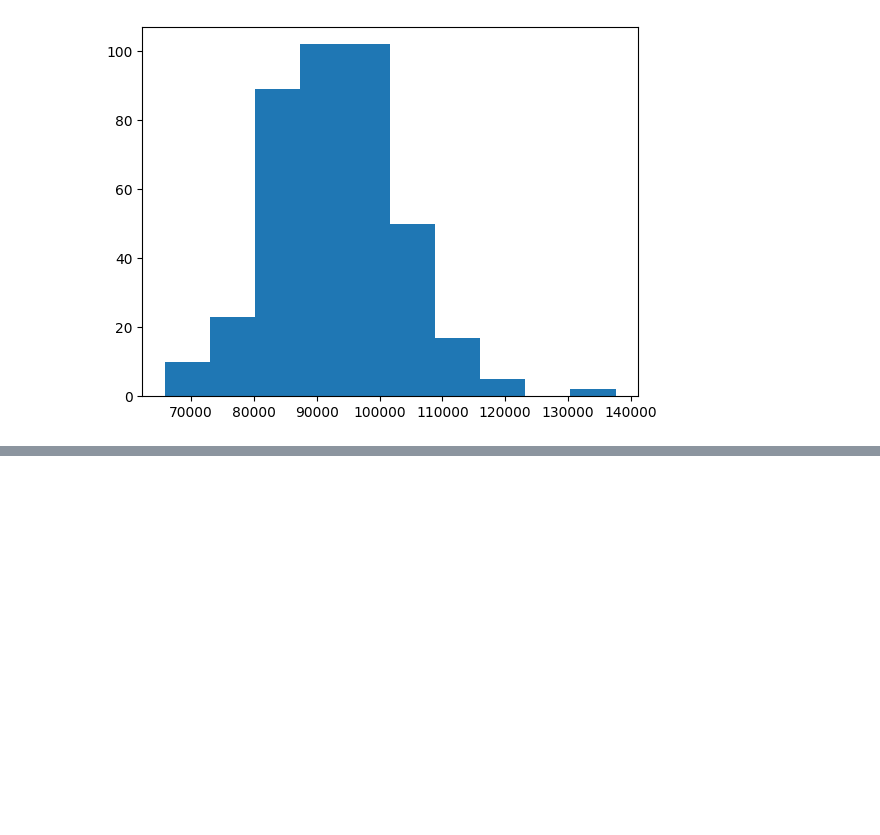
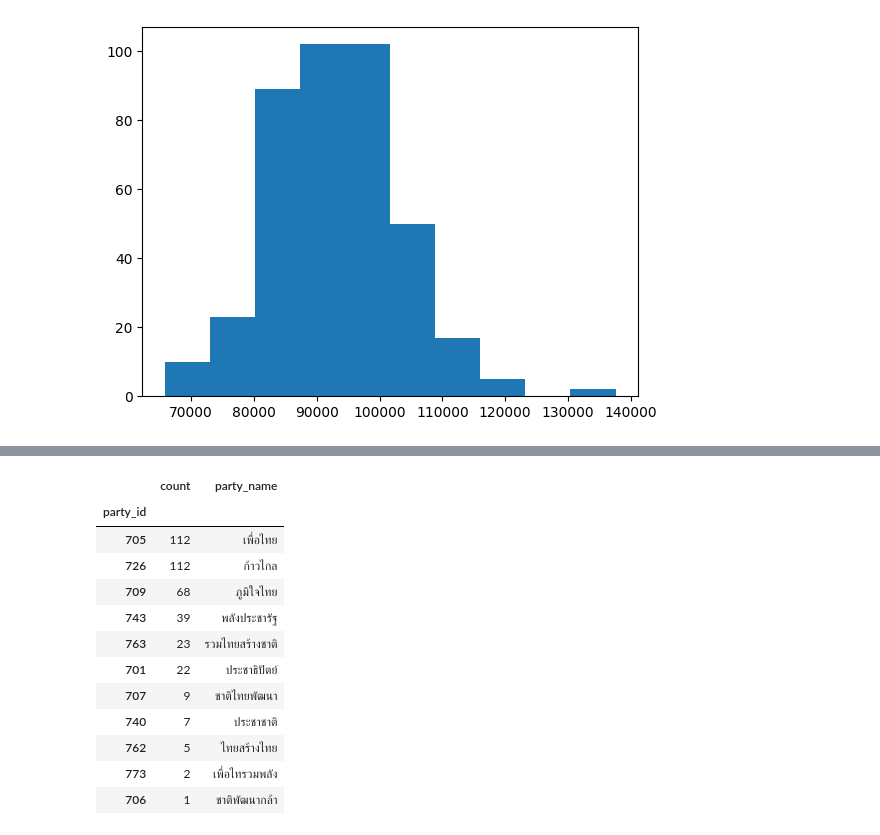
Before and after one commit to peemlerd/thai-election66, a Jupyter notebook: data_check.ipynb, the cells around one changed output, grey strips where cells are left out. Drawn from its saved outputs; the diff is of its cells as text; code cells hidden in the pictures; blank space fills up the shorter version.

```diff
--- a/data_check.ipynb
+++ b/data_check.ipynb
@@ -202,0 +171,22 @@ cand9_df
+# %%
+# Find the party obtaining highest number of seats in each constituency
+highest_vote = result_candi.sort_values(by = ["cons_id", "mp_app_vote"], ascending = False).drop_duplicates("cons_id")
+# Count the number of party_id and display results
+highest_vote = highest_vote["party_id"].value_counts().to_frame()
+party_name = highest_vote.index.map(id_name)
+highest_vote["party_name"] = party_name
+highest_vote
+# %% [output]
+|  | count | party_name |
+| party_id |  |  |
+| 705 | 112 | เพื่อไทย |
+| 726 | 112 | ก้าวไกล |
+| 709 | 68 | ภูมิใจไทย |
+| 743 | 39 | พลังประชารัฐ |
+| 763 | 23 | รวมไทยสร้างชาติ |
+| 701 | 22 | ประชาธิปัตย์ |
+| 707 | 9 | ชาติไทยพัฒนา |
+| 740 | 7 | ประชาชาติ |
+| 762 | 5 | ไทยสร้างไทย |
+| 773 | 2 | เพื่อไทรวมพลัง |
+| 706 | 1 | ชาติพัฒนากล้า |
```
Also changed, not shown: parts of 15 cells of this notebook.
